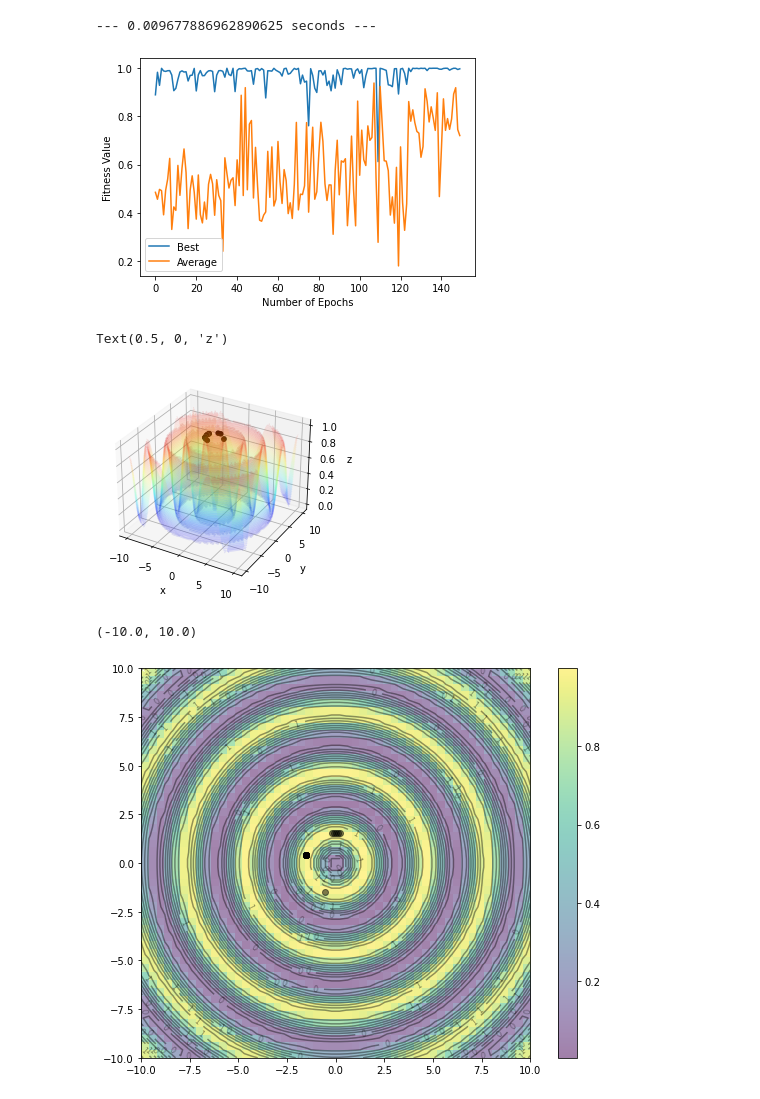
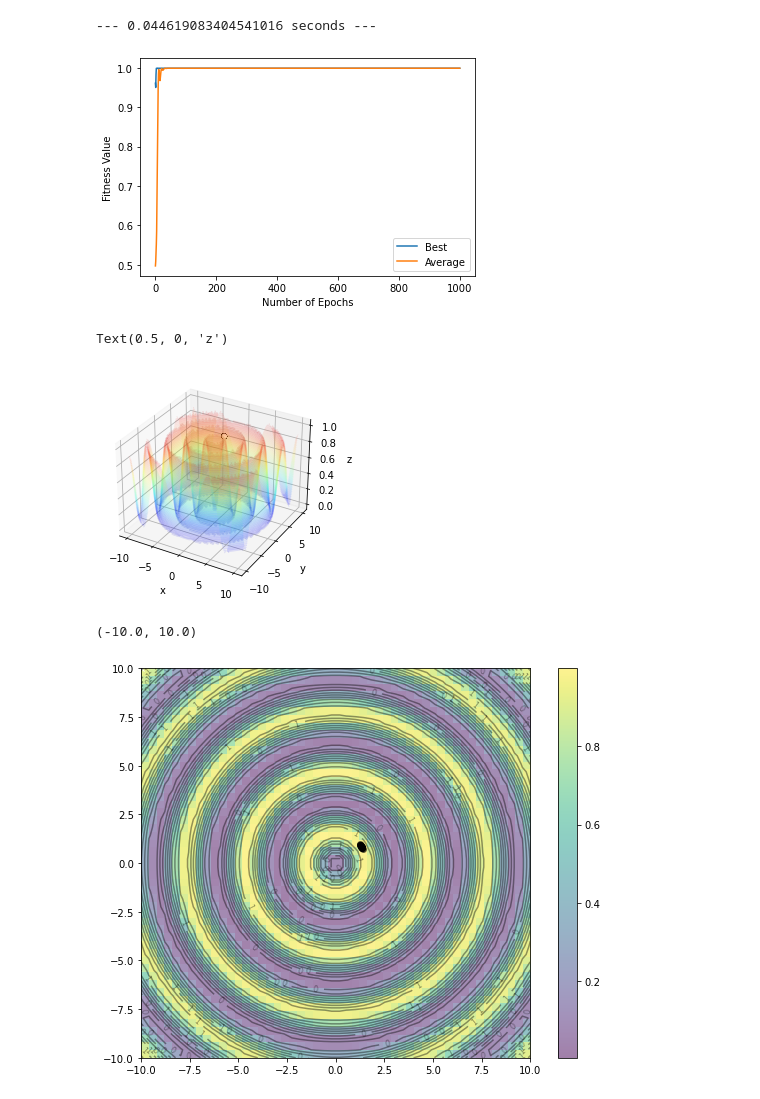
Before and after one commit to pdcos/evolutionary_algorithms, a Jupyter notebook: notebooks/pso_loop_2.ipynb, the cells around one changed output. Saved outputs shown, nothing was run; the diff lists cells and outputs as text; code cells hidden in the pictures.

```diff
--- a/notebooks/pso_loop_2.ipynb
+++ b/notebooks/pso_loop_2.ipynb
@@ -166,40 +166,40 @@ class PSO():
             self.update_speed()
             self.update_position()
             self.callback()
         print("--- %s seconds ---" % (time.time() - start_time))
         return self.pbest
 
     def plot(self):
         plt.plot(self.best_ind_list, label="Best")
         plt.plot(self.avg_ind_list, label="Average")
         plt.xlabel("Number of Epochs")
         plt.ylabel("Fitness Value")
         plt.legend()
         plt.show()
 
 
 
 
 
 pso_alg = PSO(
-                num_epochs=150,
-                pop_size=20,
+                num_epochs=1000,
+                pop_size=200,
                 chrom_length=2,
                 n_best=2,
-                global_factor = 1,
-                local_factor = 1,
+                global_factor = 0.1,
+                local_factor = 0.1,
                 speed_factor = 0.8,
-                v_max=10,
+                v_max=0.2,
                 value_ranges=[(-10,10), (-10,10)],
                 fitness_func=schaffer_function
 
             )
 
 best_solutions = pso_alg.fit()
 pso_alg.plot()
 # %% [output]
---- 0.009677886962890625 seconds ---
+--- 0.044619083404541016 seconds ---
-[figure, old version]
+[figure, new version]
 # %%
 def schaffer_function_plot(x,y):
     g = 0.5 + (np.power((np.sin( np.sqrt( np.power(x, 2) + np.power(y, 2)))), 2) - 0.5)/ \
@@ -228,7 +228,7 @@ ax.set_ylabel('y')
 ax.set_zlabel('z')
 # %% [output]
 Text(0.5, 0, 'z')
-[figure, old version]
+[figure, new version]
 # %%
 fig, ax = plt.subplots(figsize=(8,6))
 fig.set_tight_layout(True)
@@ -245,4 +245,4 @@ ax.set_xlim([-10,10])
 ax.set_ylim([-10,10])
 # %% [output]
 (-10.0, 10.0)
-[figure, old version]
+[figure, new version]
```
Also changed, not shown: 1 other file.
